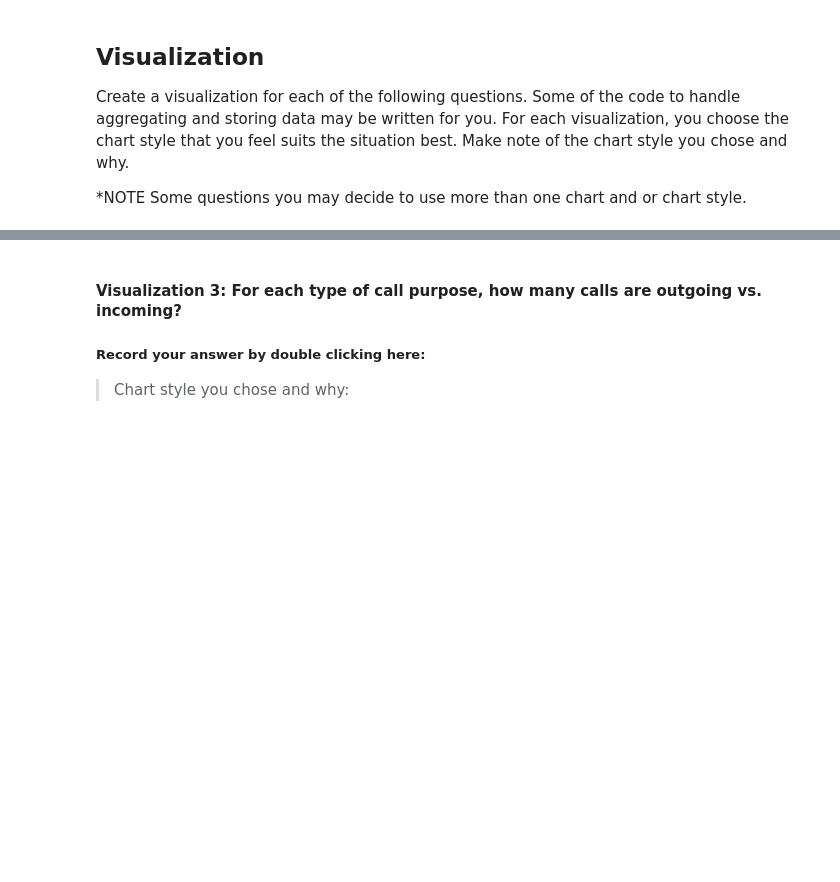
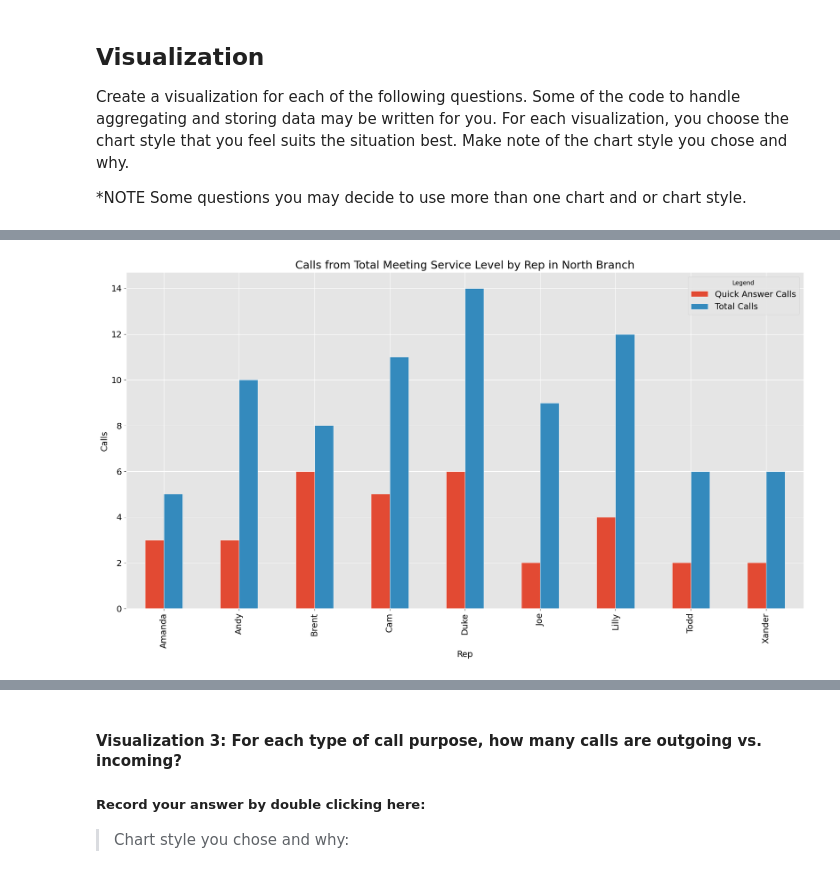
Before and after one commit to sclarksienki/call-center-cleanup-assignment, a Jupyter notebook: Call_Center_Cleanup.ipynb, the cells around one changed output, grey strips where cells are left out. Cells and saved outputs as stored; diff of their text form; code cells hidden in the pictures; blank space fills up the shorter version.

```diff
--- a/Call_Center_Cleanup.ipynb
+++ b/Call_Center_Cleanup.ipynb
@@ -333,0 +414,6 @@ south_df_clean.shape
+# %%
+#Dropping duplicate row 50 and checking work
+north_df= north_df.drop(index=50)
+north_df_noid = north_df.drop('Unnamed: 0', axis=1)
+north_df_dupes = north_df_noid[north_df_noid.duplicated()]
+north_df_dupes
@@ -462,26 +818,42 @@ NameError: name 'df' is not defined
 # %%
-# Create visualization 2 here
-# north_plt contains the data you need for the average speed of answer of each rep
+# Useing north_plt as data for the average speed of answer of each rep
 
-north_plt = north.groupby("Rep ID")["Incoming Wait Time"].mean().to_frame().reset_index()
+north_plt = north_df.groupby("Rep ID")["Incoming Wait Time"].mean().to_frame().reset_index()
 
 # Finding each Rep's Personal Service Level Percentage.  Basically, Calls within 2 secs / total calls
 
 # Table 1: Total Incoming calls less than 2 seconds grouped by Rep
-quick_calls = north[north["Incoming Wait Time"] <= 2.0]
+quick_calls = north_df[north_df["Incoming Wait Time"] <= 2.0]
 quick_reps = quick_calls[["Rep ID", "Calls"]]
 quick_stats = quick_reps.groupby(["Rep ID"]).sum()  # Final Table
 
 
 # Table 2: Total Incoming Calls Only grouped by Rep
-total_calls_in = north[north["Incoming or Outgoing"] == "Incoming"]
+total_calls_in = north_df[north_df["Incoming or Outgoing"] == "Incoming"]
 rep_calls = total_calls_in[["Rep ID", "Calls"]]
 total_stats = rep_calls.groupby(["Rep ID"]).sum() # Final Table
 
 #  Table 3: Service Level Percentage created via merge
 service_level = pd.merge(quick_stats, total_stats, on="Rep ID")
 
 # Create Percentage Column in Table 3
-service_level["Service Level %"] = service_level["Calls_x"]/service_level["Calls_y"] * 100
+service_level["Service Level %"] = round(service_level["Calls_x"]/service_level["Calls_y"] * 100,2)
+service_level = service_level.rename(columns={"Calls_x": "Quick Answer Calls", "Calls_y": "Total Calls"})
 
-#Your Code Here:
+service_level_counts = service_level.drop(["Service Level %"], axis=1)
+service_level_percents = service_level.drop(["Quick Answer Calls","Total Calls"], axis=1)
+
+#EXTRA Visualization 2a: Bar Graph of Calls from Total Meeting Service Level by Rep in North Branch
+#Wanted to look at calls meeting service level out of total calls by rep first
+service_level_counts.plot.bar(edgecolor='white')
+plt.title('Calls from Total Meeting Service Level by Rep in North Branch', color='black', fontsize=18)
+plt.xticks(color='black', fontsize=14)
+plt.yticks(color='black', fontsize=14)
+plt.xlabel('Rep', color='black', fontsize=14)
+plt.ylabel('Calls', color='black', fontsize=14)
+plt.legend(title='Legend', fontsize=14, labelcolor='black')
+plt.savefig('north_speed_bar.png')
+
+plt.show()
+# %% [output]
+[figure, added]
```
Also changed, not shown: parts of 105 cells of this notebook, 11 other files.
